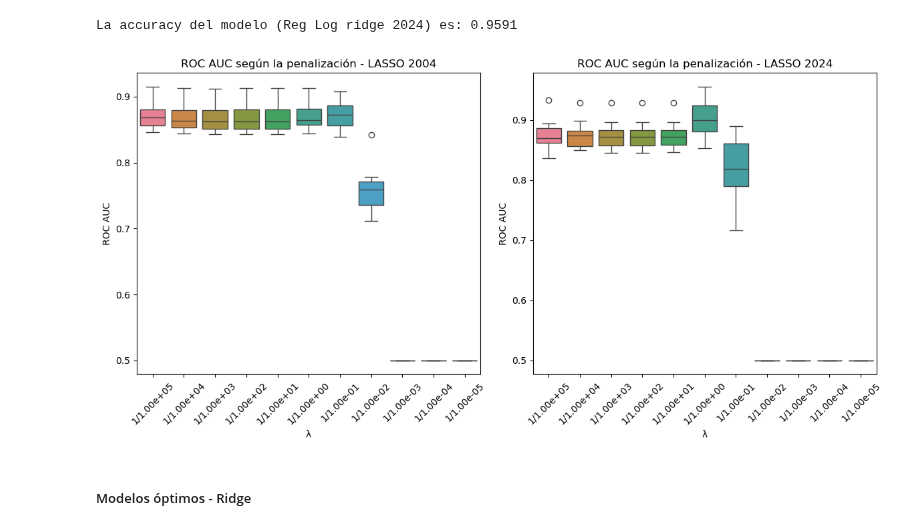
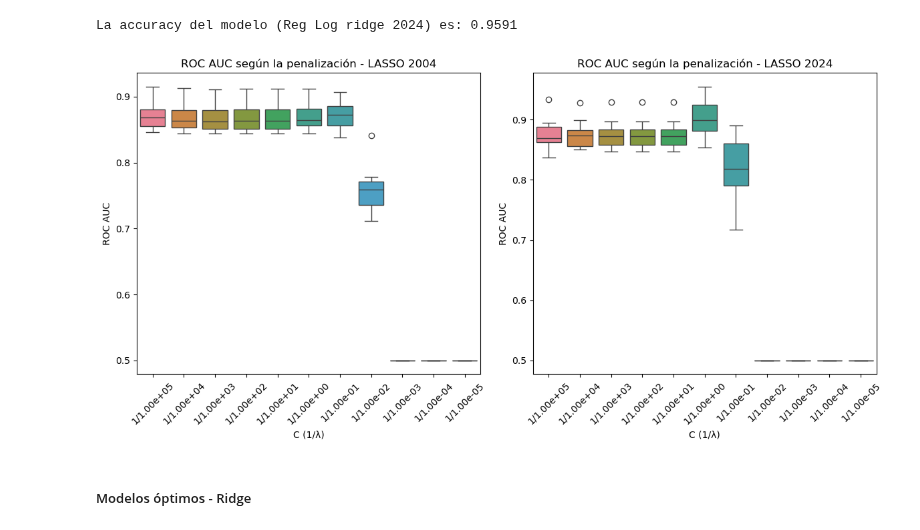
Before and after one commit to maggiecobb/CC408-T1-5, a Jupyter notebook: TP 4/TP 4.ipynb, the cells around one changed output. Cells and saved outputs as stored; diff of their text form; code cells hidden in the pictures.

```diff
--- a/TP 4/TP 4.ipynb
+++ b/TP 4/TP 4.ipynb
@@ -983,35 +986,35 @@ La accuracy del modelo (Reg Log ridge 2024) es: 0.9591
 # %%
 # Puntuaciones de ROC AUC para 2004 y 2024
 roc_auc_lasso_04 = log_lasso_cv_04.scores_[1]
 roc_auc_lasso_24 = log_lasso_cv_24.scores_[1]
 
 # Los valores de C_ (inverso de alpha) para LogisticRegressionCV
 C_04 = log_lasso_cv_04.Cs_
 C_24 = log_lasso_cv_24.Cs_
 
 # BOX PLOTS: AUC segun valor de lambda
 plt.figure(figsize=(12, 6))
 
 # Box plot para Lasso 2004
 plt.subplot(1, 2, 1)
 sns.boxplot(data=roc_auc_lasso_04, orient='v')
 plt.xticks(ticks=range(len(C_04)), labels=[f"1/{c:.2e}" for c in C_04], rotation=45)
 plt.title("ROC AUC según la penalización - LASSO 2004")
-plt.xlabel("λ")
+plt.xlabel("C (1/λ)")
 plt.ylabel("ROC AUC")
 
 # Box plot para Lasso 2024
 plt.subplot(1, 2, 2)
 sns.boxplot(data=roc_auc_lasso_24, orient='v')
 plt.xticks(ticks=range(len(C_24)), labels=[f"1/{c:.2e}" for c in C_24], rotation=45)
 plt.title("ROC AUC según la penalización - LASSO 2024")
-plt.xlabel("λ")
+plt.xlabel("C (1/λ)")
 plt.ylabel("ROC AUC")
 
 plt.tight_layout()
 plt.show()
 # %% [output]
-[figure, old version]
+[figure, new version]
 # %% [markdown]
 ##### Modelos óptimos - Ridge
 # %%
```
Also changed, not shown: parts of 8 cells of this notebook.
